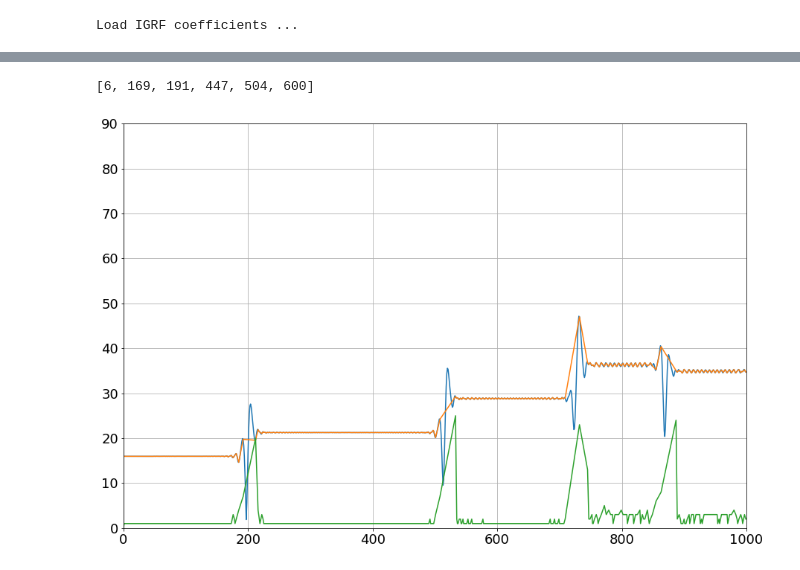
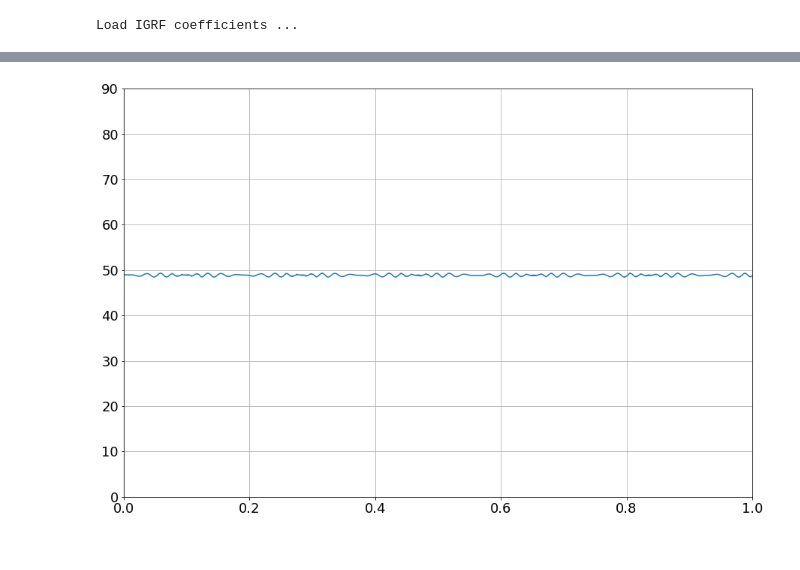
Before and after one commit to zbeever/cpt-solver, a Jupyter notebook: eq_pitch_angle_analysis.ipynb, the cells around one changed output, grey strips where cells are left out. Saved outputs shown, nothing was run; the diff lists cells and outputs as text; code cells hidden in the pictures.

```diff
--- a/eq_pitch_angle_analysis.ipynb
+++ b/eq_pitch_angle_analysis.ipynb
@@ -256,60 +171,33 @@ for i in range(trials):
 # %%
 plt.figure(figsize=(15, 10))
 
-i = 25
+i = 5
 rms = eqpas[i]
 centered = np.diff(rms, prepend=rms[0])
 within_thresh = np.argwhere(np.abs(centered) <= 0.2)[:, 0]
 
-#(within_thresh)
-
-plt.plot(rms)
-plt.plot(within_thresh, rms[within_thresh])
+plt.plot(within_thresh * dt, rms[within_thresh])
 
 contiguous = np.diff(within_thresh, prepend=within_thresh[0])
-plt.plot(within_thresh, contiguous)
-
-#plt.plot(rms)
-#plt.plot(centered)
-#plt.plot(rms[within_thresh])
-#plt.plot(within_thresh)
 
 endpoints = []
 
-k0 = 0
-k1 = 0
-pad = 5
+pad = 50
+stretch = 50
 
-#plt.plot(contiguous)
-for i in range(len(contiguous)):
-    k1 += 1
-    if contiguous[i] == 1:
-        continue
-    else:
-        if k1 >= 50:
-            endpoints.append(k0 + pad)
-            endpoints.append(k0 + k1 - 1 - pad)
-        k0 += k1
-        k1 = 0
+endpoints = []
+endpoints_tentative = np.where(np.concatenate(([contiguous[0]], contiguous[:-1] != contiguous[1:], [1])))[0] - 1
+for i in range(int(len(endpoints_tentative) / 2)):
+    if ((endpoints_tentative[2 * i + 1] - pad) - (endpoints_tentative[2 * i] + pad)) > stretch:
+        endpoints.append(endpoints_tentative[2 * i] + pad)
+        endpoints.append(endpoints_tentative[2 * i + 1] - pad)
 
-print(endpoints)
 for i in range(int(len(endpoints) / 2)):
-    indices = within_thresh[endpoints[i]:endpoints[i + 1]]
-    #plt.hlines(np.mean(rms[within_thresh][indices]), indices[0], indices[-1])
+    plt.hlines(np.mean(rms[within_thresh][endpoints[2 * i]:endpoints[2 * i + 1]]), within_thresh[endpoints[2 * i]] * dt, within_thresh[endpoints[2 * i + 1]] * dt, linestyle='-', linewidth=5)
 
-#plt.plot(contiguous)
-#plt.plot(rms[within_thresh])
-#print(endpoints)
-
-#plt.plot(within_thresh)
-#plt.plot(rms[within_thresh])
-
-#plt.hlines([1, 0, -1], 0, 1000, linestyle='--')
-#plt.vlines(endpoints, 0, 20)
 plt.ylim([0, 90])
-plt.xlim([0, 1000])
+plt.xlim([0, 1])
 plt.grid()
 plt.show()
 # %% [output]
-[6, 169, 191, 447, 504, 600]
-[figure, old version]
+[figure, new version]
```
Also changed, not shown: parts of 14 cells of this notebook, 3 other files.
